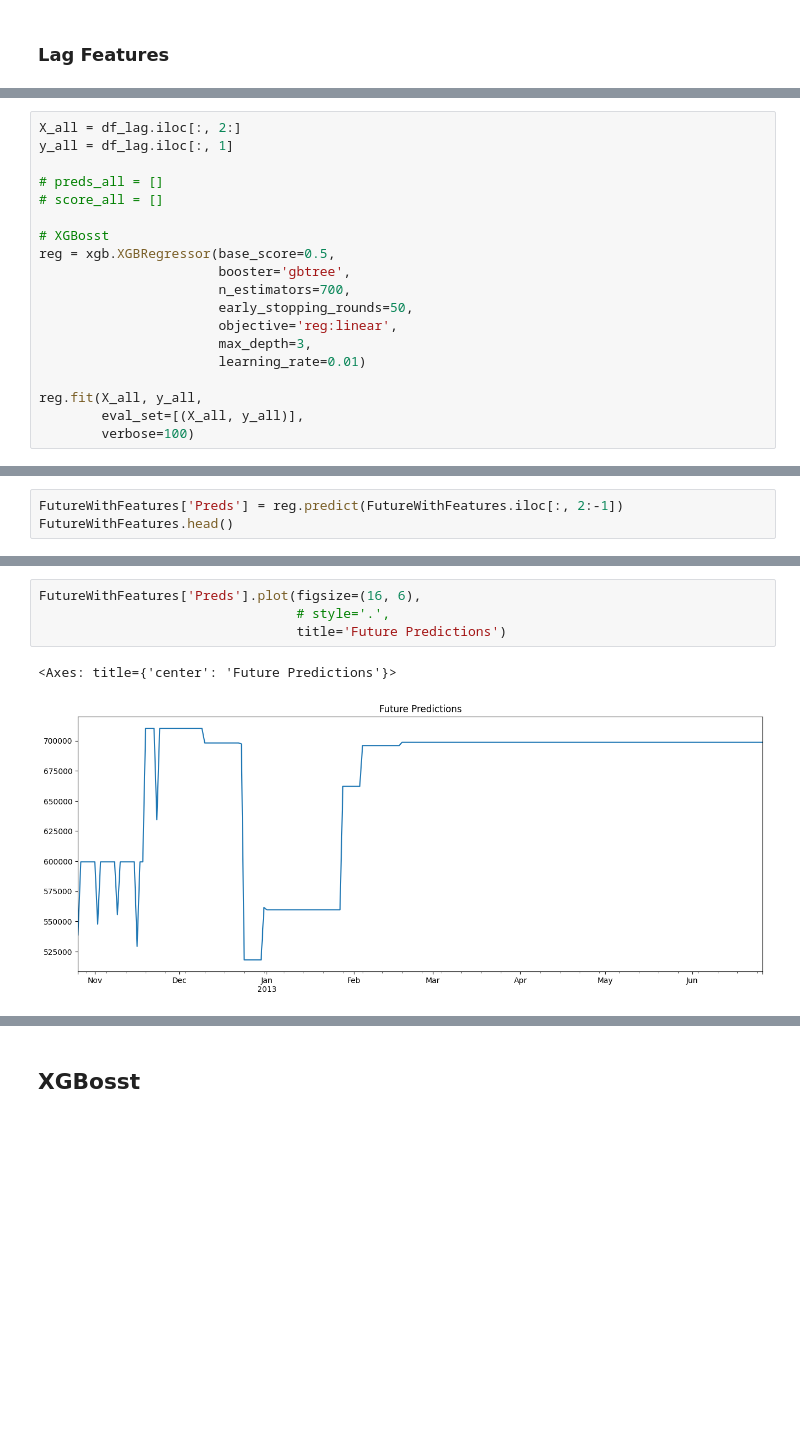
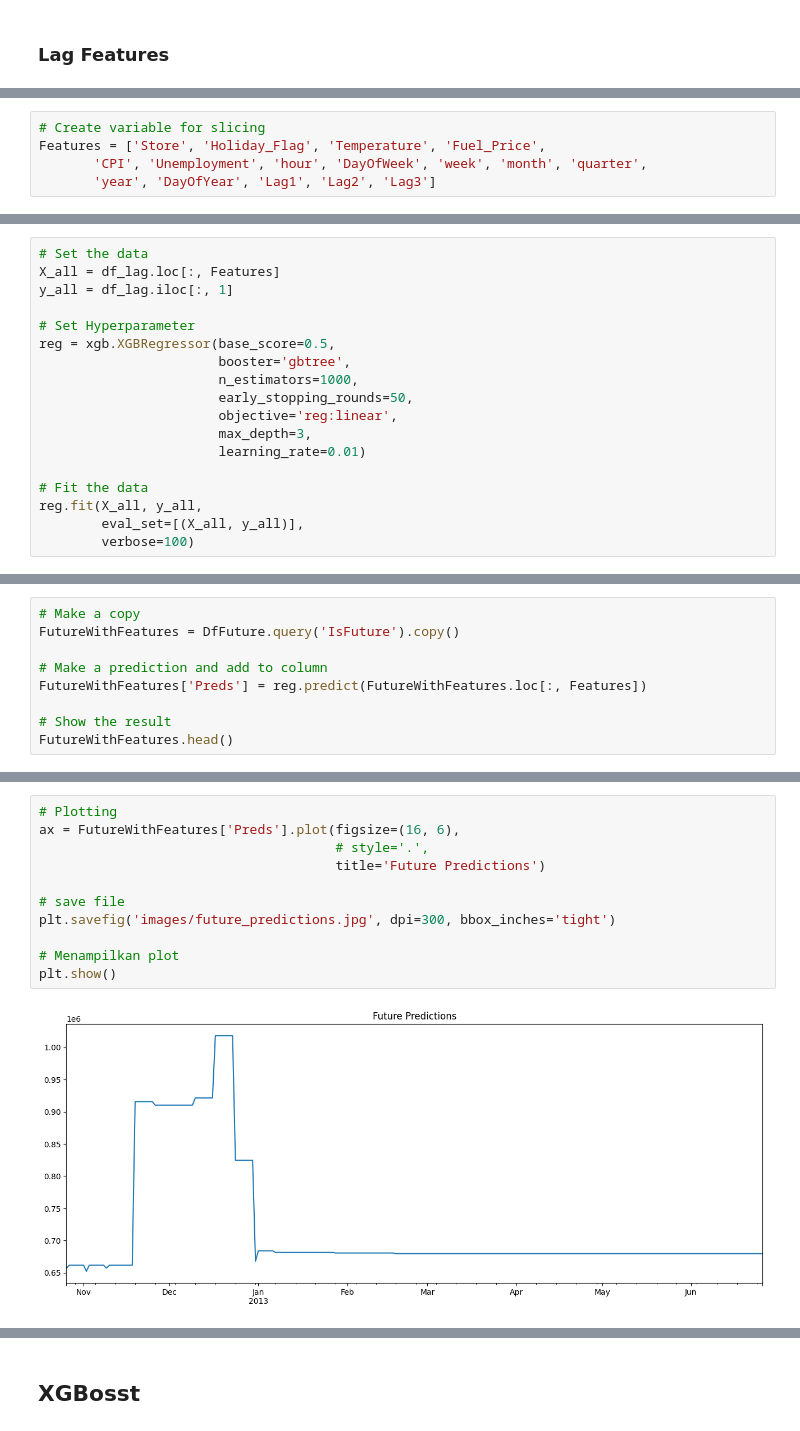
Before and after one commit to katasrofi/sales_performance, a Jupyter notebook: Forecasting.ipynb, the cells around one changed output, grey strips where cells are left out. Saved outputs shown, nothing was run; the diff lists cells and outputs as text; blank space fills up the shorter version.

```diff
--- a/Forecasting.ipynb
+++ b/Forecasting.ipynb
@@ -221 +277,6 @@ df_lag.tail()
+# %%
+# Create variable for slicing
+Features = ['Store', 'Holiday_Flag', 'Temperature', 'Fuel_Price',
+       'CPI', 'Unemployment', 'hour', 'DayOfWeek', 'week', 'month', 'quarter',
+       'year', 'DayOfYear', 'Lag1', 'Lag2', 'Lag3']
 # %%
@@ -283,19 +360,18 @@ Score Score value:
 # %%
-X_all = df_lag.iloc[:, 2:]
+# Set the data
+X_all = df_lag.loc[:, Features]
 y_all = df_lag.iloc[:, 1]
 
-# preds_all = []
-# score_all = []
-
-# XGBosst
+# Set Hyperparameter
 reg = xgb.XGBRegressor(base_score=0.5,
                        booster='gbtree',
-                       n_estimators=700,
+                       n_estimators=1000,
                        early_stopping_rounds=50,
                        objective='reg:linear',
                        max_depth=3,
                        learning_rate=0.01)
 
+# Fit the data
 reg.fit(X_all, y_all,
         eval_set=[(X_all, y_all)],
         verbose=100)
@@ -399,5 +486,11 @@ FutureWithFeatures.head()
 # %%
-FutureWithFeatures['Preds'] = reg.predict(FutureWithFeatures.iloc[:, 2:-1])
+# Make a copy
+FutureWithFeatures = DfFuture.query('IsFuture').copy()
+
+# Make a prediction and add to column
+FutureWithFeatures['Preds'] = reg.predict(FutureWithFeatures.loc[:, Features])
+
+# Show the result
 FutureWithFeatures.head()
 # %% [output]
 |  | Store | Weekly_Sales | Holiday_Flag | Temperature | Fuel_Price | CPI | Unemployment | hour | ... |
@@ -407,10 +500,16 @@ FutureWithFeatures.head()
 | 2012-10-29 | NaN | NaN | NaN | NaN | NaN | NaN | NaN | 0 | ... |
 | 2012-10-30 | NaN | NaN | NaN | NaN | NaN | NaN | NaN | 0 | ... |
 # %%
-FutureWithFeatures['Preds'].plot(figsize=(16, 6),
-                                 # style='.',
-                                 title='Future Predictions')
+# Plotting
+ax = FutureWithFeatures['Preds'].plot(figsize=(16, 6),
+                                      # style='.',
+                                      title='Future Predictions')
+
+# save file
+plt.savefig('images/future_predictions.jpg', dpi=300, bbox_inches='tight')
+
+# Menampilkan plot
+plt.show()
 # %% [output]
-<Axes: title={'center': 'Future Predictions'}>
-[figure, old version]
+[figure, new version]
 # %%
```
Also changed, not shown: parts of 57 cells of this notebook, 5 other files.
